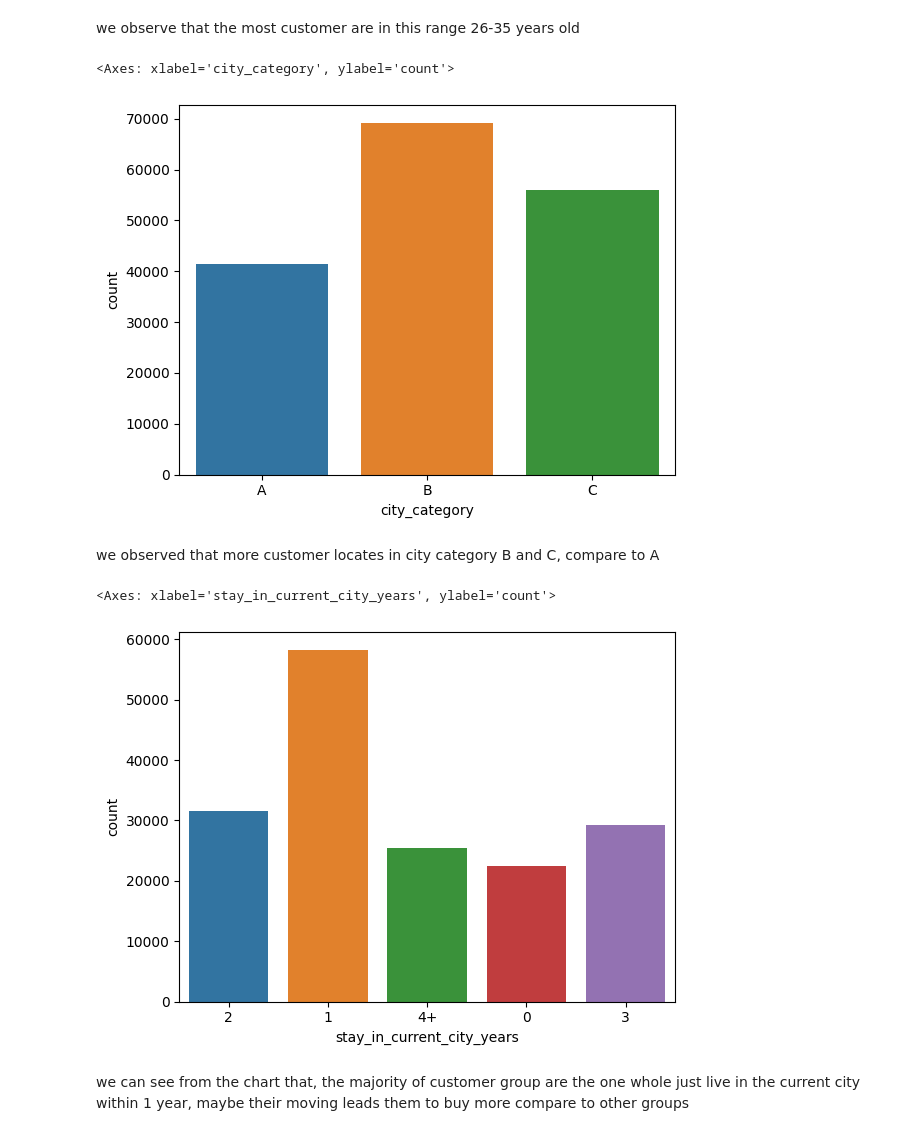
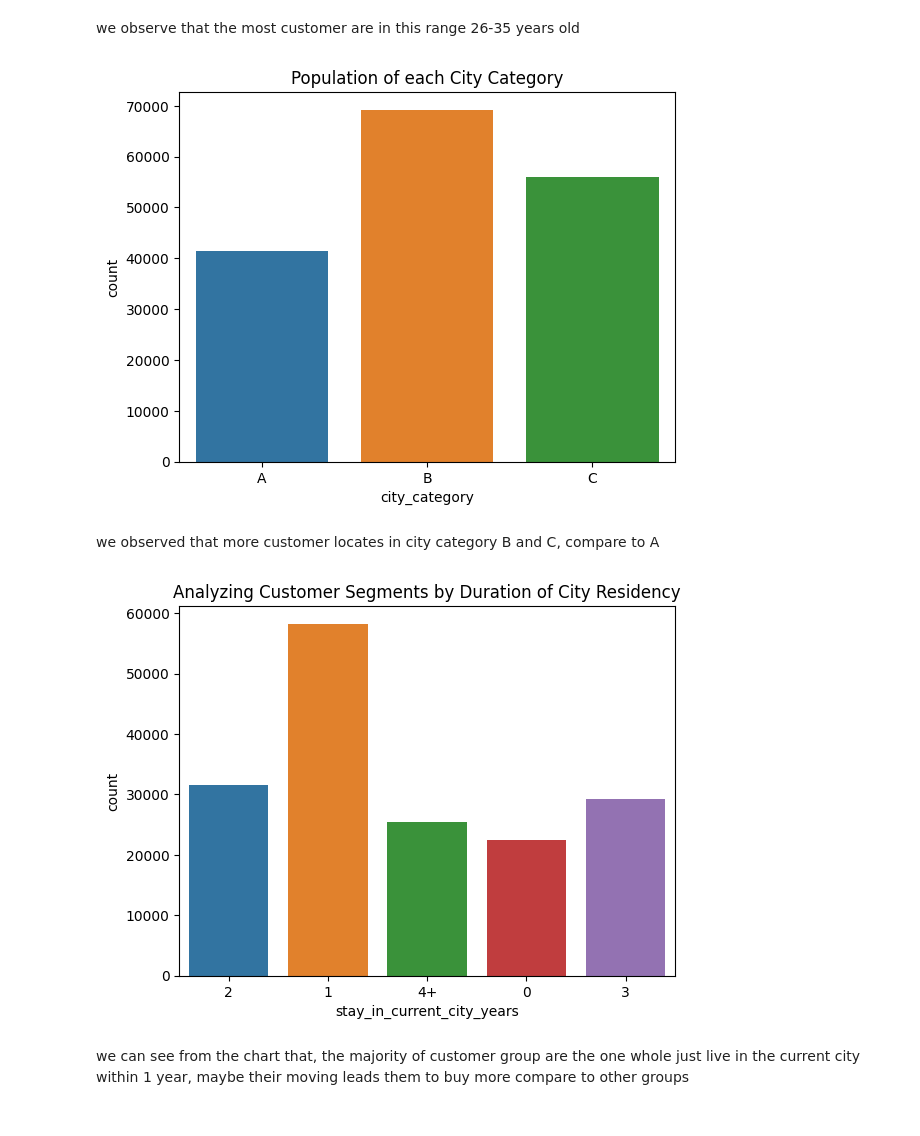
Before and after one commit to HungTranEMC2/Marketing-MLOps, a Jupyter notebook: Data_Analysis/EDA.ipynb, the cells around one changed output. Drawn from its saved outputs; the diff is of its cells as text; code cells hidden in the pictures.

```diff
--- a/Data_Analysis/EDA.ipynb
+++ b/Data_Analysis/EDA.ipynb
@@ -105,16 +107,18 @@ sns.countplot(data = data , x = 'age', hue = 'age')
 we observe that the most customer are in this range 26-35 years old
 # %%
 sns.countplot(data= data, x = 'city_category', hue = 'city_category' )
+plt.title('Population of each City Category')
+plt.show()
 # %% [output]
-<Axes: xlabel='city_category', ylabel='count'>
-[figure, old version]
+[figure, new version]
 # %% [markdown]
 we observed that more customer locates in city category B and C, compare to A
 # %%
 sns.countplot(data= data, x = 'stay_in_current_city_years', hue = 'stay_in_current_city_years' )
+plt.title('Analyzing Customer Segments by Duration of City Residency')
+plt.show()
 # %% [output]
-<Axes: xlabel='stay_in_current_city_years', ylabel='count'>
-[figure, old version]
+[figure, new version]
 # %% [markdown]
 we can see from the chart that, the majority of customer group are the one whole just live in the current city within 1 year, maybe their moving leads them to buy more compare to other groups
 # %%
```
Also changed, not shown: parts of 2 cells of this notebook, 3 other files.
